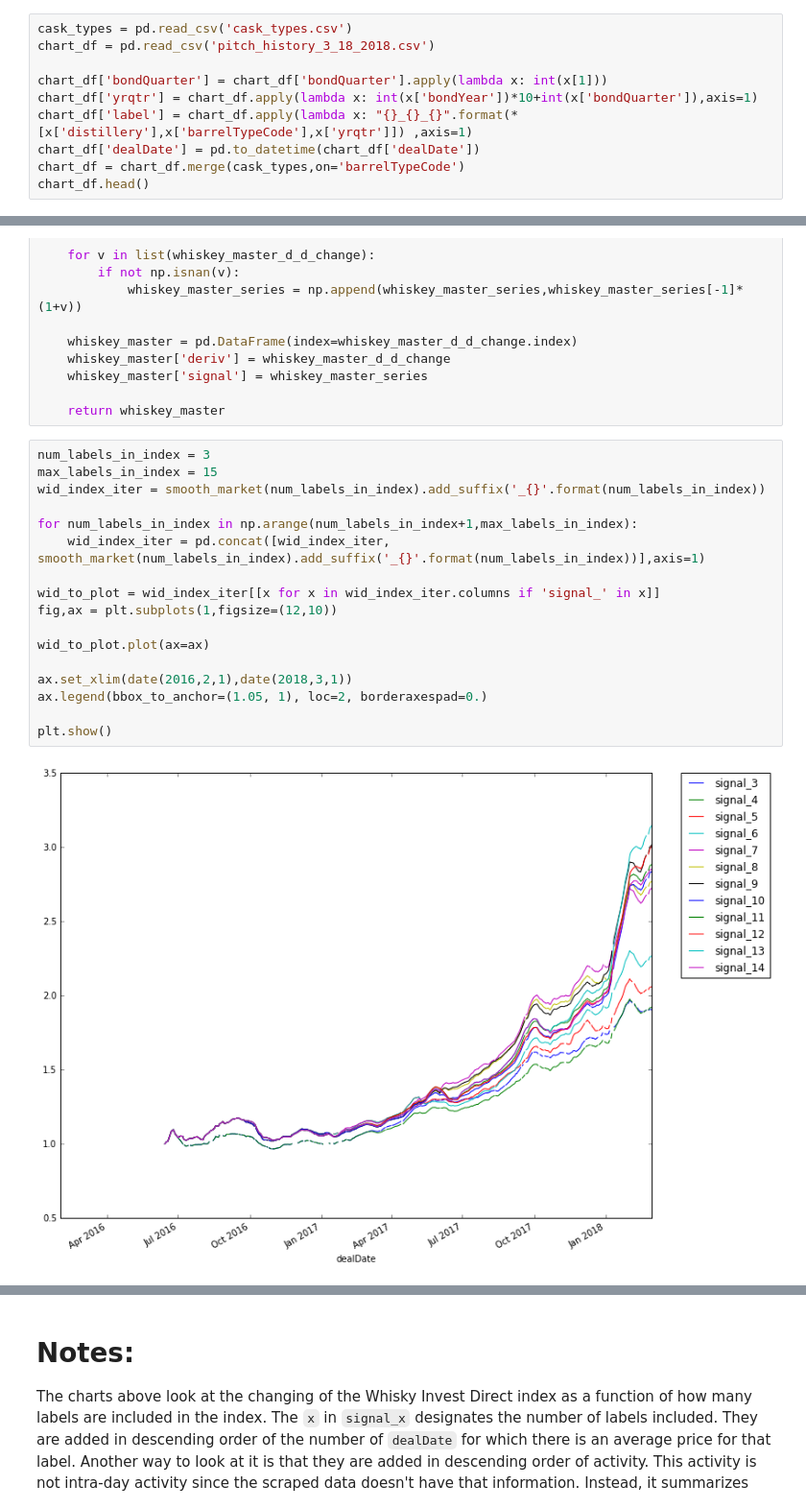
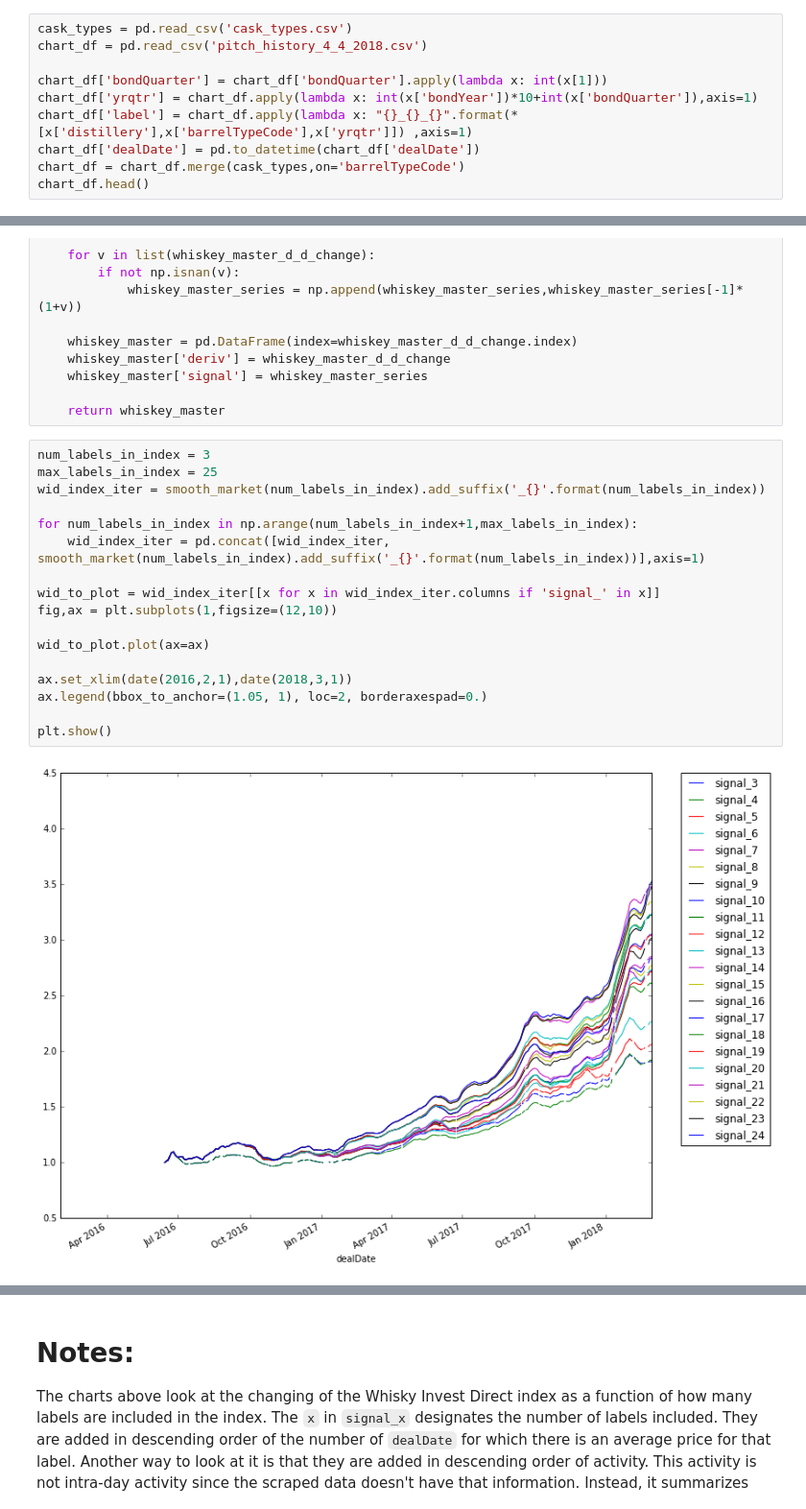
Before and after one commit to filpia/widdoughmaker, a Jupyter notebook: Exploration.ipynb, the cells around one changed output, grey strips where cells are left out. Shown at 96% size. Saved outputs shown, nothing was run; the diff lists cells and outputs as text.

```diff
--- a/Exploration.ipynb
+++ b/Exploration.ipynb
@@ -50,6 +132,6 @@ chart_df.to_csv('pitch_history_3_19_2018.csv',index=False)
 # %%
 cask_types = pd.read_csv('cask_types.csv')
-chart_df = pd.read_csv('pitch_history_3_18_2018.csv')
+chart_df = pd.read_csv('pitch_history_4_4_2018.csv')
 
 chart_df['bondQuarter'] = chart_df['bondQuarter'].apply(lambda x: int(x[1]))
 chart_df['yrqtr'] = chart_df.apply(lambda x: int(x['bondYear'])*10+int(x['bondQuarter']),axis=1)
@@ -243,22 +325,22 @@ def smooth_market(num_labels_in_index = 5, d_over_d_window = 7):
     return whiskey_master
 # %%
 num_labels_in_index = 3
-max_labels_in_index = 15
+max_labels_in_index = 25
 wid_index_iter = smooth_market(num_labels_in_index).add_suffix('_{}'.format(num_labels_in_index))
 
 for num_labels_in_index in np.arange(num_labels_in_index+1,max_labels_in_index):
     wid_index_iter = pd.concat([wid_index_iter, smooth_market(num_labels_in_index).add_suffix('_{}'.format(num_labels_in_index))],axis=1)
 
 wid_to_plot = wid_index_iter[[x for x in wid_index_iter.columns if 'signal_' in x]]
 fig,ax = plt.subplots(1,figsize=(12,10))
 
 wid_to_plot.plot(ax=ax)
 
 ax.set_xlim(date(2016,2,1),date(2018,3,1))
 ax.legend(bbox_to_anchor=(1.05, 1), loc=2, borderaxespad=0.)
 
 plt.show()
 # %% [output]
-[figure, old version]
+[figure, new version]
 # %%
 print([x.split('_')[-1] for x in labels_ascending_num_days[:7]])
```
Also changed, not shown: parts of 24 cells of this notebook, 1 other file.
